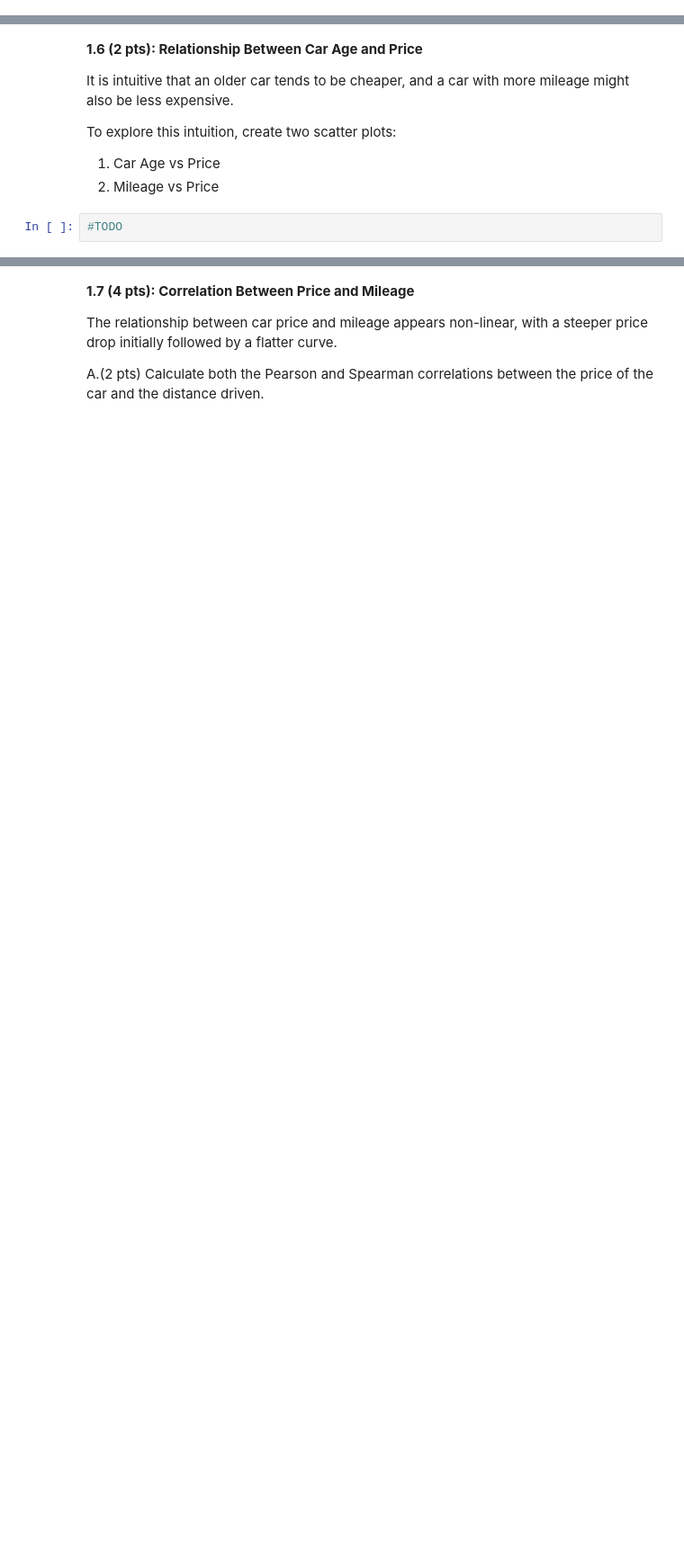
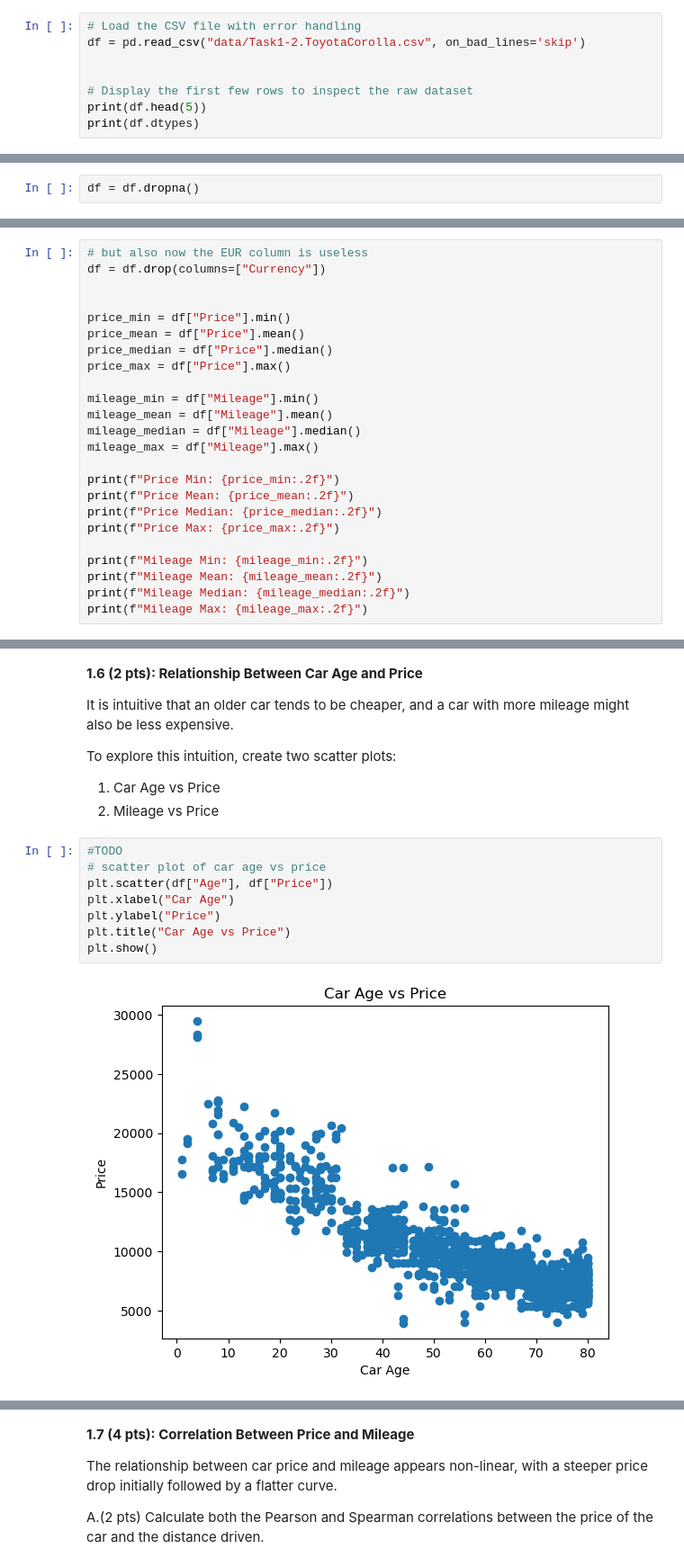
Before and after one commit to martinwss1337/Cliniques, a Jupyter notebook: clinic2/clinic2/clinic2-empty.ipynb, the cells around one changed output, grey strips where cells are left out. Shown: that part at 90% size. Cells and saved outputs as stored; diff of their text form; blank space fills up the shorter version.

```diff
--- a/clinic2/clinic2/clinic2-empty.ipynb
+++ b/clinic2/clinic2/clinic2-empty.ipynb
@@ -128,0 +136,8 @@ random.seed(42)
+# %%
+# Load the CSV file with error handling
+df = pd.read_csv("data/Task1-2.ToyotaCorolla.csv", on_bad_lines='skip')
+
+
+# Display the first few rows to inspect the raw dataset
+print(df.head(5))
+print(df.dtypes)
@@ -133,3 +253,5 @@ random.seed(42)
+# %%
+df = df.dropna()
 # %% [markdown]
 **1.3 (4 pts): Compute the mean, median of the `Price` column.**
 
@@ -159,0 +323,24 @@ Make the following conversions:
+# %%
+# but also now the EUR column is useless
+df = df.drop(columns=["Currency"])
+
+
+price_min = df["Price"].min()
+price_mean = df["Price"].mean()
+price_median = df["Price"].median()
+price_max = df["Price"].max()
+
+mileage_min = df["Mileage"].min()
+mileage_mean = df["Mileage"].mean()
+mileage_median = df["Mileage"].median()
+mileage_max = df["Mileage"].max()
+
+print(f"Price Min: {price_min:.2f}")
+print(f"Price Mean: {price_mean:.2f}")
+print(f"Price Median: {price_median:.2f}")
+print(f"Price Max: {price_max:.2f}")
+
+print(f"Mileage Min: {mileage_min:.2f}")
+print(f"Mileage Mean: {mileage_mean:.2f}")
+print(f"Mileage Median: {mileage_median:.2f}")
+print(f"Mileage Max: {mileage_max:.2f}")
@@ -175,3 +404,11 @@ To explore this intuition, create two scatter plots:
 2. Mileage vs Price
 # %%
 #TODO
+# scatter plot of car age vs price
+plt.scatter(df["Age"], df["Price"])
+plt.xlabel("Car Age")
+plt.ylabel("Price")
+plt.title("Car Age vs Price")
+plt.show()
+# %% [output]
+[figure, added]
```
Also changed, not shown: parts of 17 cells of this notebook.
